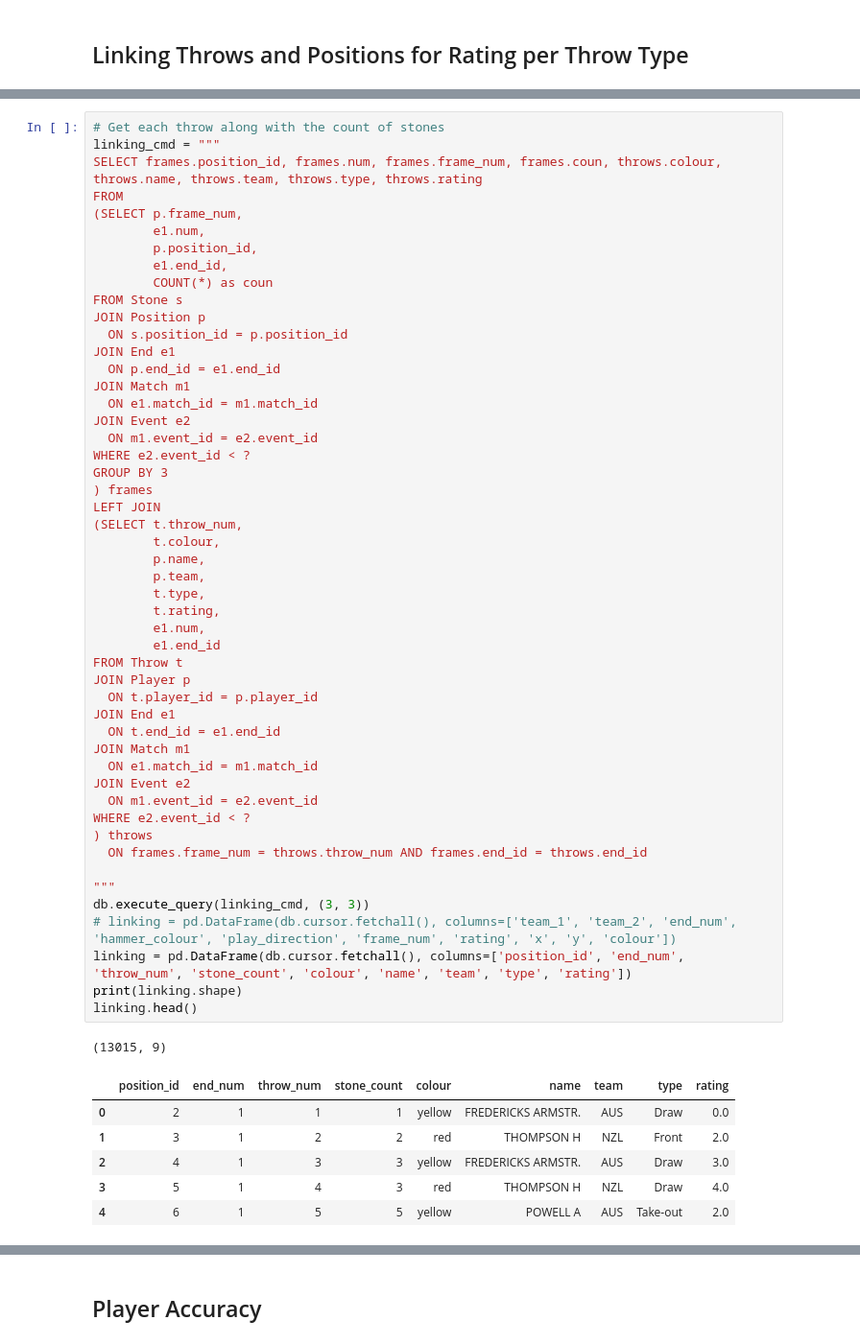
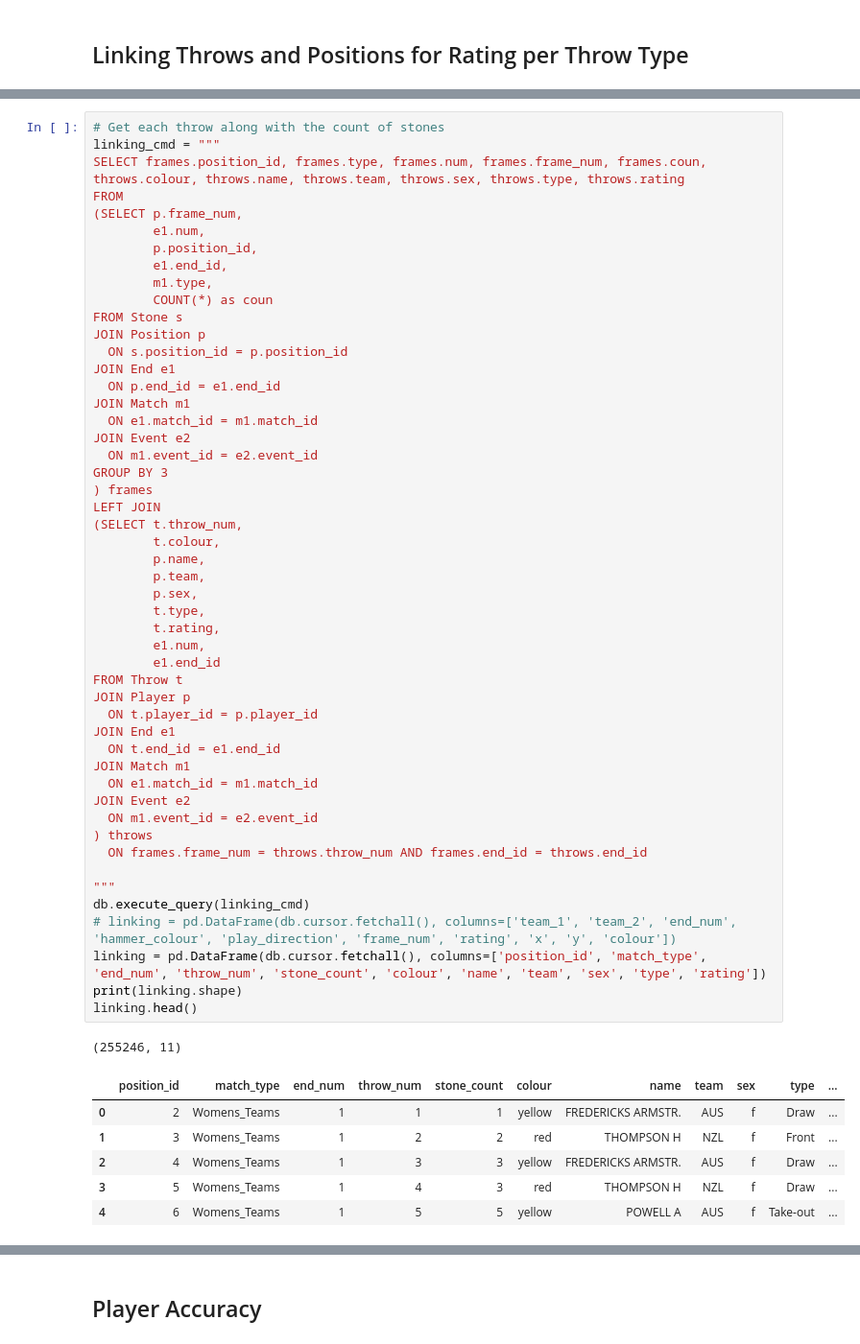
Before and after one commit to NWNHT/curling, a Jupyter notebook: src/db_testing.ipynb, the cells around one changed output, grey strips where cells are left out. Shown at 96% size. Cells and saved outputs as stored; diff of their text form.

```diff
--- a/src/db_testing.ipynb
+++ b/src/db_testing.ipynb
@@ -158,12 +204,13 @@ size = 2
 # %%
 # Get each throw along with the count of stones
 linking_cmd = """
-SELECT frames.position_id, frames.num, frames.frame_num, frames.coun, throws.colour, throws.name, throws.team, throws.type, throws.rating
+SELECT frames.position_id, frames.type, frames.num, frames.frame_num, frames.coun, throws.colour, throws.name, throws.team, throws.sex, throws.type, throws.rating
 FROM
 (SELECT p.frame_num,
         e1.num,
         p.position_id,
         e1.end_id,
+        m1.type,
         COUNT(*) as coun
 FROM Stone s
 JOIN Position p
@@ -174,42 +221,41 @@ JOIN Match m1
   ON e1.match_id = m1.match_id
 JOIN Event e2
   ON m1.event_id = e2.event_id
-WHERE e2.event_id < ?
 GROUP BY 3
 ) frames
 LEFT JOIN
 (SELECT t.throw_num,
         t.colour,
         p.name,
         p.team,
+        p.sex,
         t.type,
         t.rating,
         e1.num,
         e1.end_id
 FROM Throw t
 JOIN Player p
   ON t.player_id = p.player_id
 JOIN End e1
   ON t.end_id = e1.end_id
 JOIN Match m1
   ON e1.match_id = m1.match_id
 JOIN Event e2
   ON m1.event_id = e2.event_id
-WHERE e2.event_id < ?
 ) throws
   ON frames.frame_num = throws.throw_num AND frames.end_id = throws.end_id
 
 """
-db.execute_query(linking_cmd, (3, 3))
+db.execute_query(linking_cmd)
 # linking = pd.DataFrame(db.cursor.fetchall(), columns=['team_1', 'team_2', 'end_num', 'hammer_colour', 'play_direction', 'frame_num', 'rating', 'x', 'y', 'colour'])
-linking = pd.DataFrame(db.cursor.fetchall(), columns=['position_id', 'end_num', 'throw_num', 'stone_count', 'colour', 'name', 'team', 'type', 'rating'])
+linking = pd.DataFrame(db.cursor.fetchall(), columns=['position_id', 'match_type', 'end_num', 'throw_num', 'stone_count', 'colour', 'name', 'team', 'sex', 'type', 'rating'])
 print(linking.shape)
 linking.head()
 # %% [output]
-(13015, 9)
+(255246, 11)
-|  | position_id | end_num | throw_num | stone_count | colour | name | team | type | rating |
-| 0 | 2 | 1 | 1 | 1 | yellow | FREDERICKS ARMSTR. | AUS | Draw | 0.0 |
-| 1 | 3 | 1 | 2 | 2 | red | THOMPSON H | NZL | Front | 2.0 |
-| 2 | 4 | 1 | 3 | 3 | yellow | FREDERICKS ARMSTR. | AUS | Draw | 3.0 |
-| 3 | 5 | 1 | 4 | 3 | red | THOMPSON H | NZL | Draw | 4.0 |
-| 4 | 6 | 1 | 5 | 5 | yellow | POWELL A | AUS | Take-out | 2.0 |
+|  | position_id | match_type | end_num | throw_num | stone_count | colour | name | team | sex | type | ... |
+| 0 | 2 | Womens_Teams | 1 | 1 | 1 | yellow | FREDERICKS ARMSTR. | AUS | f | Draw | ... |
+| 1 | 3 | Womens_Teams | 1 | 2 | 2 | red | THOMPSON H | NZL | f | Front | ... |
+| 2 | 4 | Womens_Teams | 1 | 3 | 3 | yellow | FREDERICKS ARMSTR. | AUS | f | Draw | ... |
+| 3 | 5 | Womens_Teams | 1 | 4 | 3 | red | THOMPSON H | NZL | f | Draw | ... |
+| 4 | 6 | Womens_Teams | 1 | 5 | 5 | yellow | POWELL A | AUS | f | Take-out | ... |
```
Also changed, not shown: parts of 25 cells of this notebook, 2 other files.
